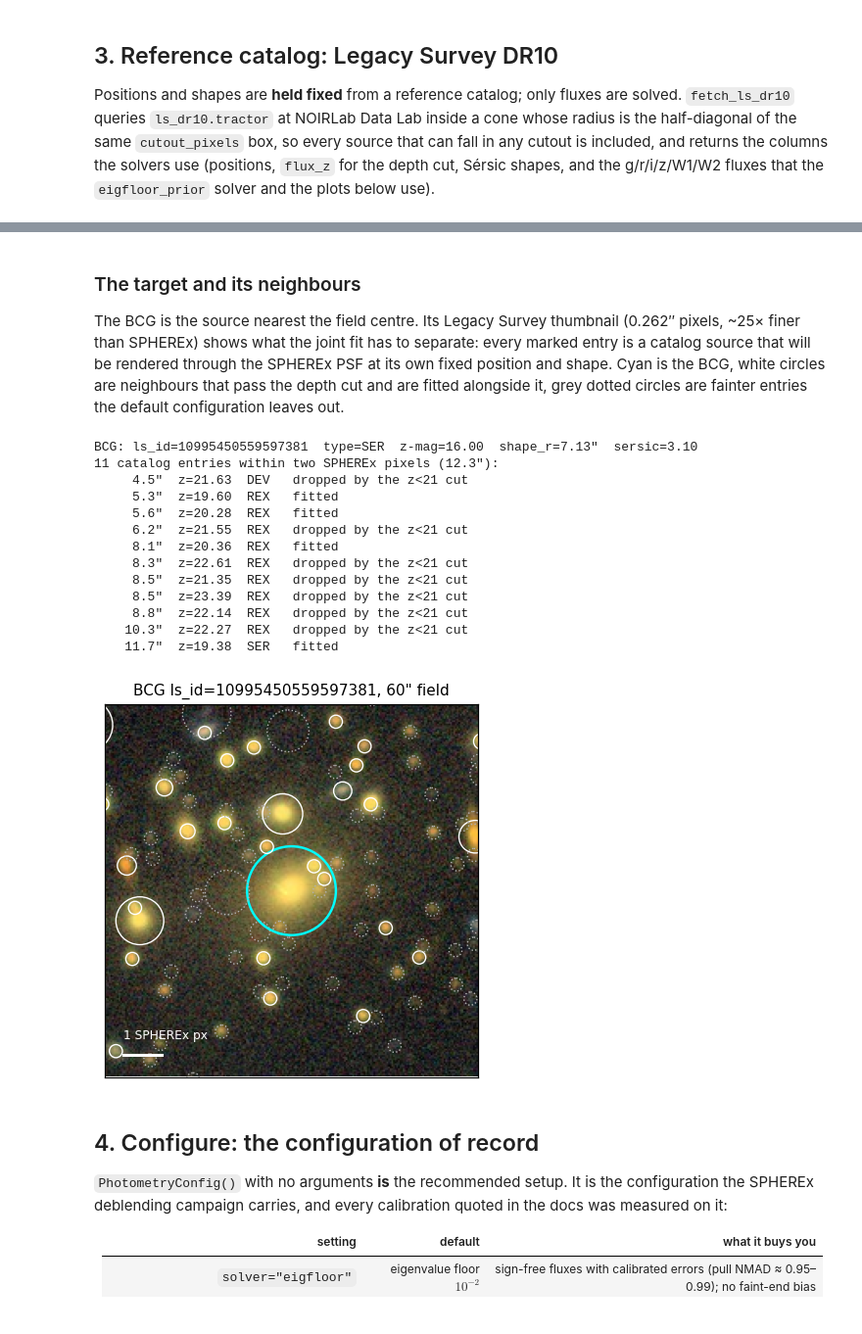
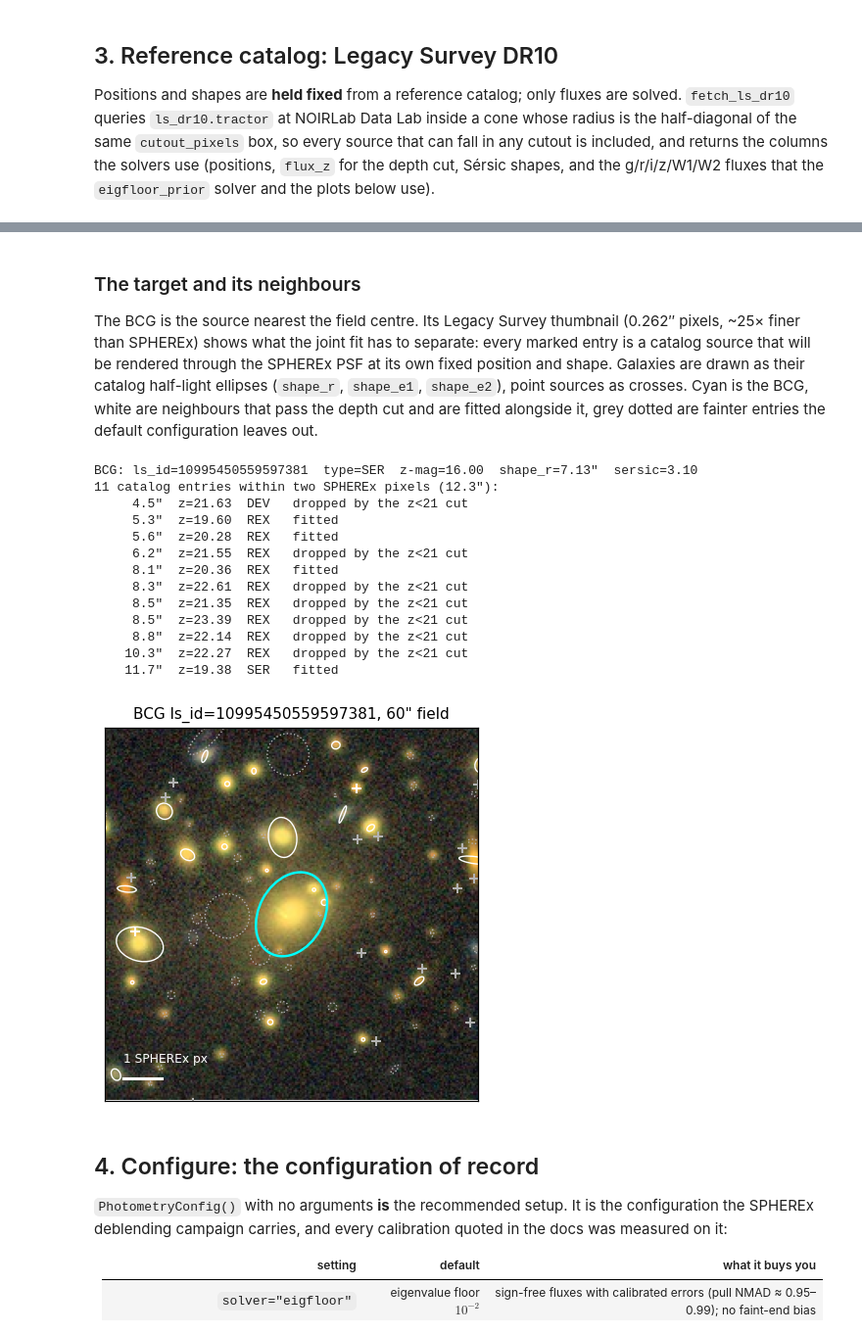
Before and after one commit to hbahk/tractorjax-spherex, a Jupyter notebook: examples/04_cluster_field_end_to_end.ipynb, the cells around one changed output, grey strips where cells are left out. Shown at 98% size. Drawn from its saved outputs; the diff is of its cells as text; code cells hidden in the pictures.

```diff
--- a/examples/04_cluster_field_end_to_end.ipynb
+++ b/examples/04_cluster_field_end_to_end.ipynb
@@ -212,9 +218,11 @@ of those, 337 have another fitted source within one SPHEREx pixel and 871 within
 The BCG is the source nearest the field centre. Its Legacy Survey thumbnail
 (0.262″ pixels, ~25× finer than SPHEREx) shows what the joint fit has to
 separate: every marked entry is a catalog source that will be rendered through
-the SPHEREx PSF at its own fixed position and shape. Cyan is the BCG, white
-circles are neighbours that pass the depth cut and are fitted alongside it, grey
-dotted circles are fainter entries the default configuration leaves out.
+the SPHEREx PSF at its own fixed position and shape. Galaxies are drawn as their
+catalog half-light ellipses (`shape_r`, `shape_e1`, `shape_e2`), point sources
+as crosses. Cyan is the BCG, white are neighbours that pass the depth cut and
+are fitted alongside it, grey dotted are fainter entries the default
+configuration leaves out.
 # %%
 sc_all = SkyCoord(cat["ra"], cat["dec"], unit="deg")
 i_bcg = int(np.argmin(sc_all.separation(SkyCoord(RA * u.deg, DEC * u.deg))))
@@ -244,8 +252,34 @@ def ls_thumbnail(ra, dec, fov_arcsec=60.0, pixscale=0.262):
         return None, pixscale
 
 
+def draw_source(ax, row, to_xy, arcsec_per_px, color, lw=0.9, ls="-"):
+    """One catalog entry as the Legacy Survey model shape: a cross for a point
+    source, otherwise the half-light ellipse (semi-major ``shape_r``, axis ratio
+    from ``shape_e1``/``shape_e2``, position angle east of north). ``to_xy``
+    maps (ra, dec) [deg] to pixel coordinates of the image being drawn on; the
+    position angle is carried into that frame by probing ``to_xy`` 1" along the
+    major axis, so the same code serves the thumbnail and the SPHEREx cutout.
+    """
+    ra, dec = float(row["ra"]), float(row["dec"])
+    x0, y0 = to_xy(ra, dec)
+    r = float(row["shape_r"])
+    if r <= 0 or str(row["type"]) in ("PSF", "DUP"):
+        ax.plot(x0, y0, "+", color=color, ms=7, mew=lw + 0.4)
+        return
+    e1, e2 = float(row["shape_e1"]), float(row["shape_e2"])
+    e = np.hypot(e1, e2)
+    ba = (1 - e) / (1 + e)
+    pa = np.radians(90.0 - 0.5 * np.degrees(np.arctan2(e2, e1)))   # east of north
+    step = 1.0 / 3600
+    x1, y1 = to_xy(ra + step * np.sin(pa) / np.cos(np.radians(dec)), dec + step * np.cos(pa))
+    ang = np.degrees(np.arctan2(y1 - y0, x1 - x0))
+    a = r / arcsec_per_px
+    ax.add_patch(Ellipse((x0, y0), 2 * a, 2 * a * ba, angle=ang, fill=False,
+                         ec=color, lw=lw, ls=ls))
+
+
 def draw_neighbourhood(ax, ra, dec, fov_arcsec=60.0, partners=()):
-    """LS thumbnail with the catalog entries around (ra, dec) marked.
+    """LS thumbnail with the catalog entries around (ra, dec) drawn as shapes.
 
     ``partners`` = [(ra, dec, color), ...] draws those entries in their own colour.
     """
@@ -257,45 +291,47 @@ def draw_neighbourhood(ax, ra, dec, fov_arcsec=60.0, partners=()):
         return
     n = img.shape[0]
     ax.imshow(img, origin="upper")
+
+    def to_xy(ra_s, dec_s):                     # tangent plane: east left, north up
+        dx = (ra_s - ra) * np.cos(np.radians(dec)) * 3600 / pixscale
+        dy = (dec_s - dec) * 3600 / pixscale
+        return n / 2 - dx, n / 2 - dy
+
     d = sc_all.separation(SkyCoord(ra * u.deg, dec * u.deg)).arcsec
     for j in np.where(d < 0.75 * fov_arcsec)[0]:
-        dx = (cat["ra"][j] - ra) * np.cos(np.radians(dec)) * 3600 / pixscale
-        dy = (cat["dec"][j] - dec) * 3600 / pixscale
-        x, y = n / 2 - dx, n / 2 - dy            # east left, north up
-        r = max(cat["shape_r"][j] / pixscale, 4.0)
         target = abs(cat["ra"][j] - ra) < 1e-6 and abs(cat["dec"][j] - dec) < 1e-6
         color = "cyan" if target else ("white" if fitted[j] else "0.7")
         for pra, pdec, pcol in partners:
             if abs(cat["ra"][j] - pra) < 1e-6 and abs(cat["dec"][j] - pdec) < 1e-6:
                 color, target = pcol, True
-        ax.add_patch(plt.Circle((x, y), r, fill=False, ec=color, lw=1.6 if target else 0.9,
-                                ls="-" if fitted[j] else ":"))
+        draw_source(ax, cat[j], to_xy, pixscale, color, lw=1.6 if target else 0.9,
+                    ls="-" if fitted[j] else ":")
     bar = PIX / pixscale
     ax.plot([0.05 * n, 0.05 * n + bar], [0.94 * n, 0.94 * n], color="w", lw=2)
     ax.text(0.05 * n, 0.905 * n, "1 SPHEREx px", color="w", ha="left", va="bottom", fontsize=8)
     ax.set_xlim(0, n); ax.set_ylim(n, 0)
     ax.set_xticks([]); ax.set_yticks([])
 
 
 fig, ax = plt.subplots(figsize=(4.5, 4.5))
 draw_neighbourhood(ax, float(bcg["ra"]), float(bcg["dec"]), fov_arcsec=60)
 ax.set_title(f"BCG ls_id={BCG_ID}, 60\" field", fontsize=10)
 plt.show()
 # %% [output]
 BCG: ls_id=10995450559597381  type=SER  z-mag=16.00  shape_r=7.13"  sersic=3.10
 11 catalog entries within two SPHEREx pixels (12.3"):
      4.5"  z=21.63  DEV   dropped by the z<21 cut
      5.3"  z=19.60  REX   fitted
      5.6"  z=20.28  REX   fitted
      6.2"  z=21.55  REX   dropped by the z<21 cut
      8.1"  z=20.36  REX   fitted
      8.3"  z=22.61  REX   dropped by the z<21 cut
      8.5"  z=21.35  REX   dropped by the z<21 cut
      8.5"  z=23.39  REX   dropped by the z<21 cut
      8.8"  z=22.14  REX   dropped by the z<21 cut
     10.3"  z=22.27  REX   dropped by the z<21 cut
     11.7"  z=19.38  SER   fitted
-[figure, old version]
+[figure, new version]
 # %% [markdown]
 ## 4. Configure: the configuration of record
 
```
Also changed, not shown: parts of 15 cells of this notebook.
